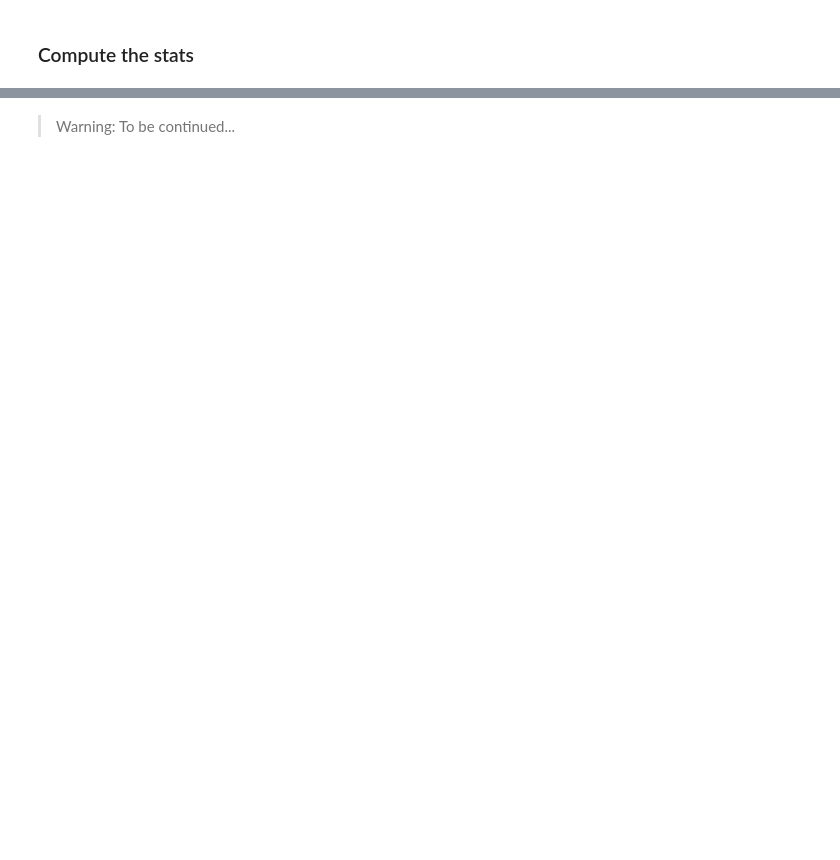
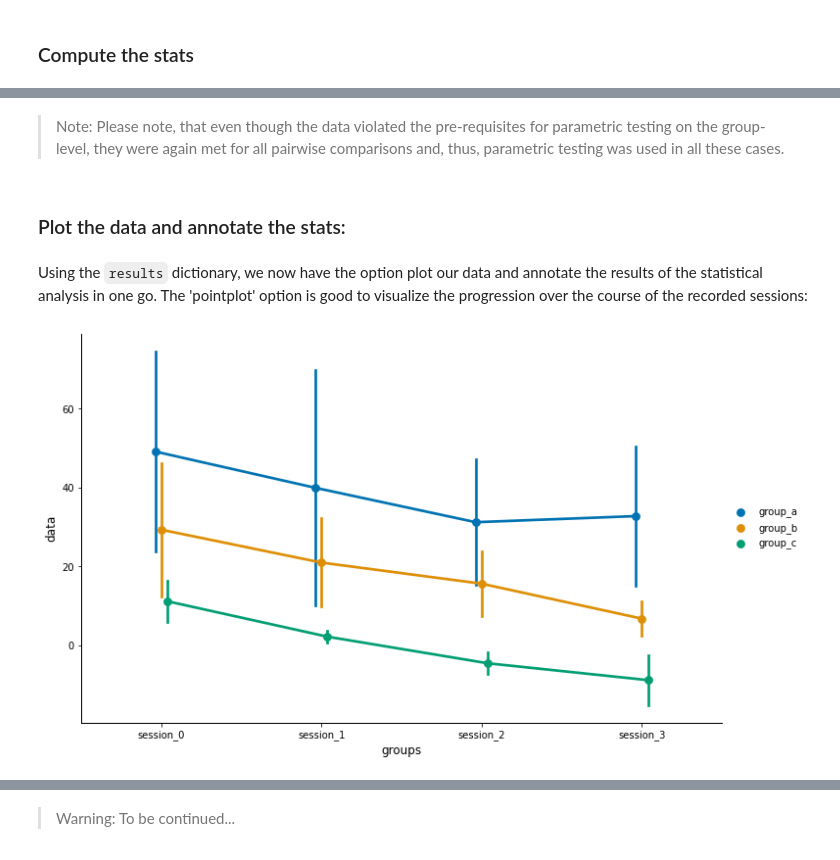
Before and after one commit to Defense-Circuits-Lab/stats_n_plots, a Jupyter notebook: 03_api_tutorial.ipynb, the cells around one changed output, grey strips where cells are left out. Cells and saved outputs as stored; diff of their text form; code cells hidden in the pictures; blank space fills up the shorter version.

```diff
--- a/03_api_tutorial.ipynb
+++ b/03_api_tutorial.ipynb
@@ -219,0 +208,7 @@ For this analysis, you only have to provide two columns. The first one that cont
+# %%
+import pandas as pd
+
+file_url = 'https://raw.githubusercontent.com/DSegebarth/dcl_stats_n_plots/master/test_data/mixed_model_anova_3groups.csv'
+
+df = pd.read_csv(file_url)
+df.head()
@@ -219,0 +262,12 @@ For this analysis, you only have to provide two columns. The first one that cont
+# %% [markdown]
+> Note: Please note, that even though the data violated the pre-requisites for parametric testing on the group-level, they were again met for all pairwise comparisons and, thus, parametric testing was used in all these cases.
+# %% [markdown]
+### Plot the data and annotate the stats:
+# %% [markdown]
+Using the `results` dictionary, we now have the option plot our data and annotate the results of the statistical analysis in one go. The 'pointplot' option is good to visualize the progression over the course of the recorded sessions:
+# %%
+from dcl_stats_n_plots import plots
+
+plots.plot_mma(df, plot_type = 'pointplot')
+# %% [output]
+[figure, added]
```
Also changed, not shown: parts of 41 cells of this notebook, 5 other files.
